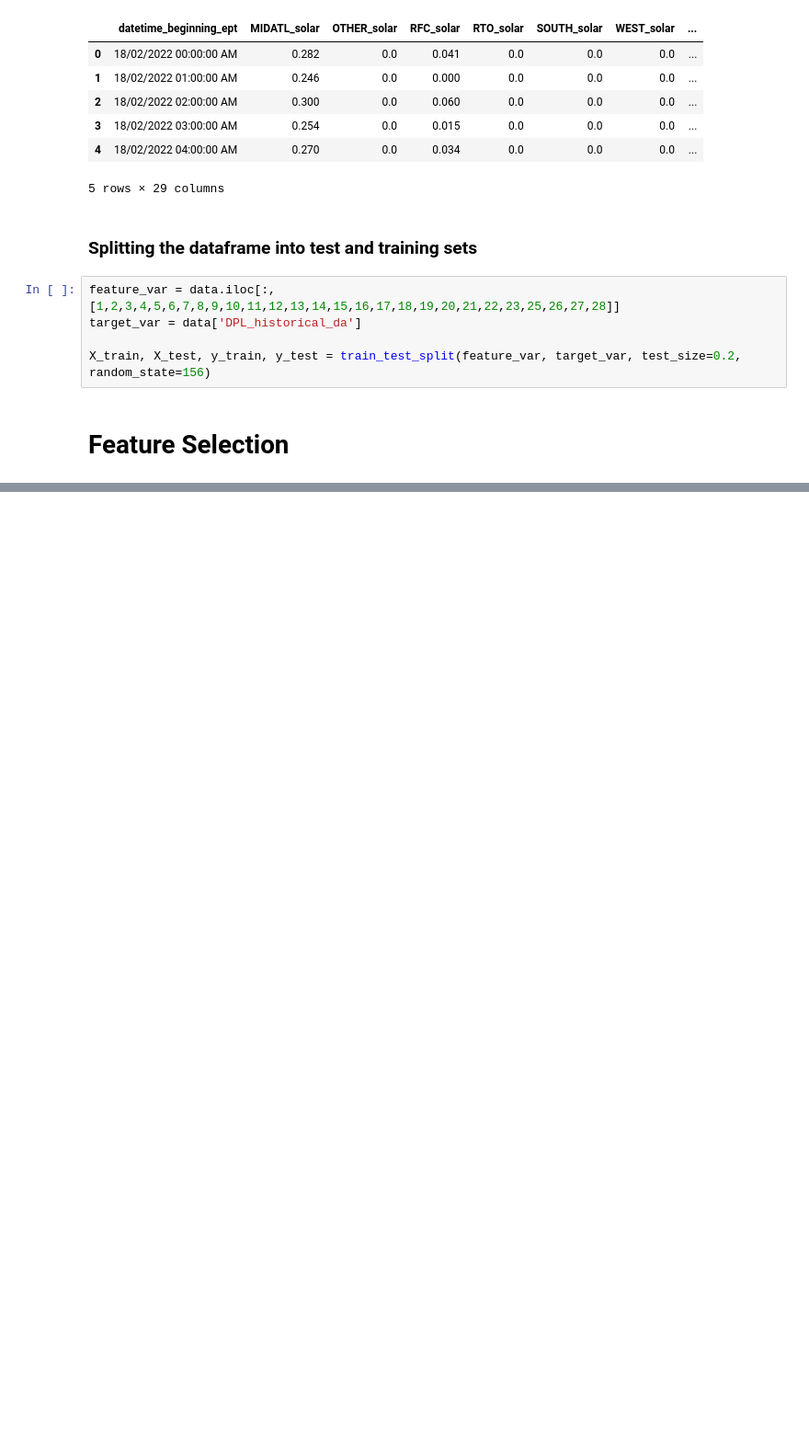
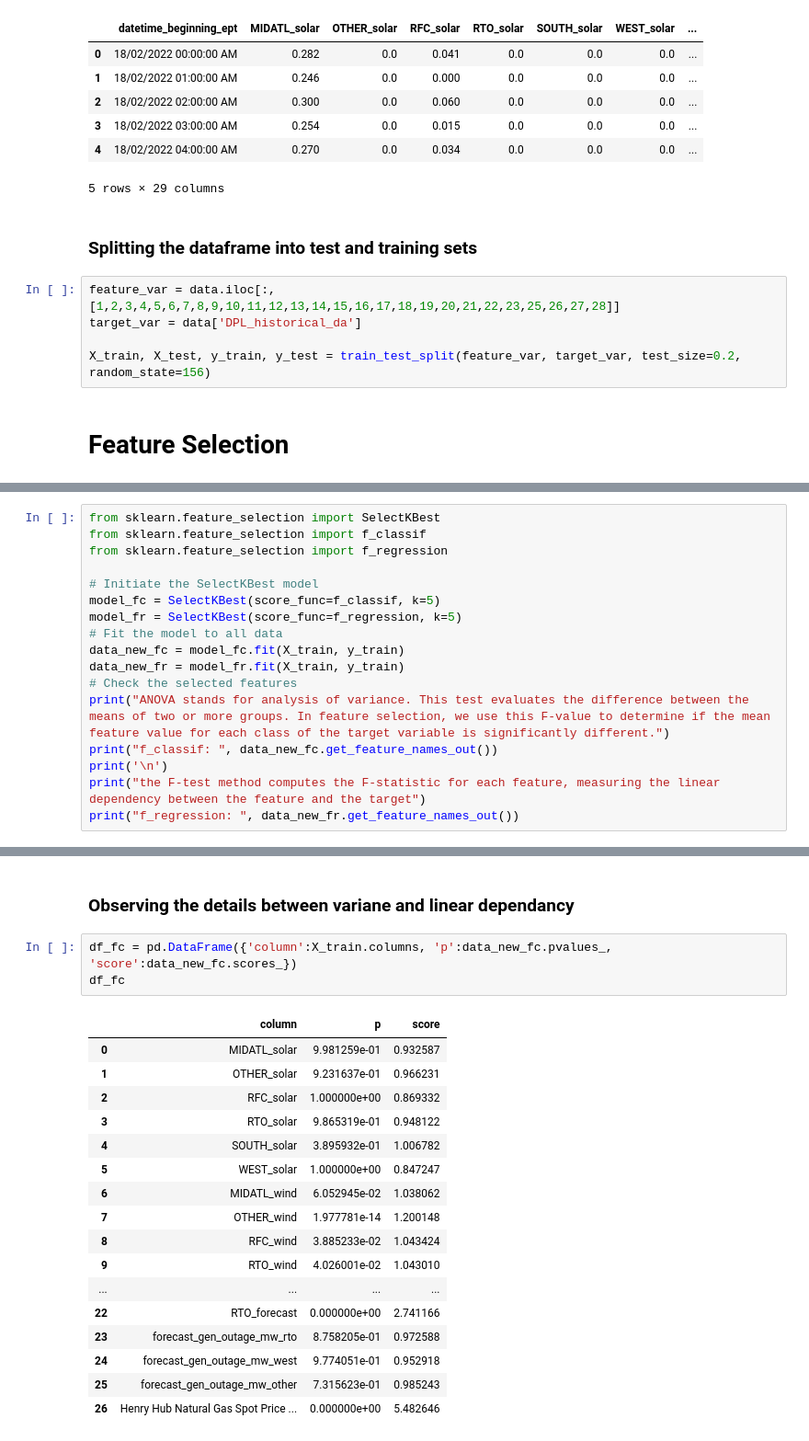
Before and after one commit to MSCI-446-Project-Team/MSCI_446_ML_Course_Project, a Jupyter notebook: Predictions/models.ipynb, the cells around one changed output, grey strips where cells are left out. Shown: that part at 92% size. Saved outputs shown, nothing was run; the diff lists cells and outputs as text; blank space fills up the shorter version.

```diff
--- a/Predictions/models.ipynb
+++ b/Predictions/models.ipynb
@@ -55,0 +27,17 @@ Index(['datetime_beginning_ept', 'MIDATL_solar', 'OTHER_solar', 'RFC_solar',
+# %%
+from sklearn.feature_selection import SelectKBest
+from sklearn.feature_selection import f_classif
+from sklearn.feature_selection import f_regression
+
+# Initiate the SelectKBest model
+model_fc = SelectKBest(score_func=f_classif, k=5)
+model_fr = SelectKBest(score_func=f_regression, k=5)
+# Fit the model to all data
+data_new_fc = model_fc.fit(X_train, y_train)
+data_new_fr = model_fr.fit(X_train, y_train)
+# Check the selected features
+print("ANOVA stands for analysis of variance. This test evaluates the difference between the means of two or more groups. In feature selection, we use this F-value to determine if the mean feature value for each class of the target variable is significantly different.")
+print("f_classif: ", data_new_fc.get_feature_names_out())
+print('\n')
+print("the F-test method computes the F-statistic for each feature, measuring the linear dependency between the feature and the target")
+print("f_regression: ", data_new_fr.get_feature_names_out())
@@ -55,0 +53,23 @@ Index(['datetime_beginning_ept', 'MIDATL_solar', 'OTHER_solar', 'RFC_solar',
+# %% [markdown]
+### Observing the details between variane and linear dependancy
+# %%
+df_fc = pd.DataFrame({'column':X_train.columns, 'p':data_new_fc.pvalues_, 'score':data_new_fc.scores_})
+df_fc
+# %% [output]
+|  | column | p | score |
+| 0 | MIDATL_solar | 9.981259e-01 | 0.932587 |
+| 1 | OTHER_solar | 9.231637e-01 | 0.966231 |
+| 2 | RFC_solar | 1.000000e+00 | 0.869332 |
+| 3 | RTO_solar | 9.865319e-01 | 0.948122 |
+| 4 | SOUTH_solar | 3.895932e-01 | 1.006782 |
+| 5 | WEST_solar | 1.000000e+00 | 0.847247 |
+| 6 | MIDATL_wind | 6.052945e-02 | 1.038062 |
+| 7 | OTHER_wind | 1.977781e-14 | 1.200148 |
+| 8 | RFC_wind | 3.885233e-02 | 1.043424 |
+| 9 | RTO_wind | 4.026001e-02 | 1.043010 |
+| ... | ... | ... | ... |
+| 22 | RTO_forecast | 0.000000e+00 | 2.741166 |
+| 23 | forecast_gen_outage_mw_rto | 8.758205e-01 | 0.972588 |
+| 24 | forecast_gen_outage_mw_west | 9.774051e-01 | 0.952918 |
+| 25 | forecast_gen_outage_mw_other | 7.315623e-01 | 0.985243 |
+| 26 | Henry Hub Natural Gas Spot Price ... | 0.000000e+00 | 5.482646 |
```
Also changed, not shown: parts of 10 cells of this notebook.
